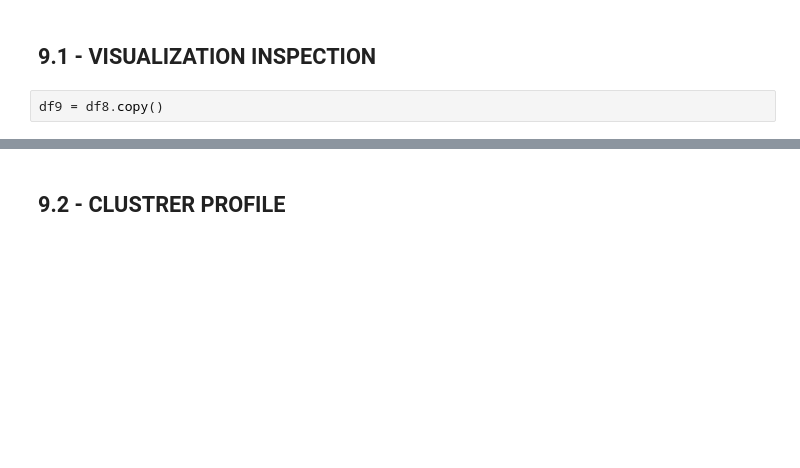
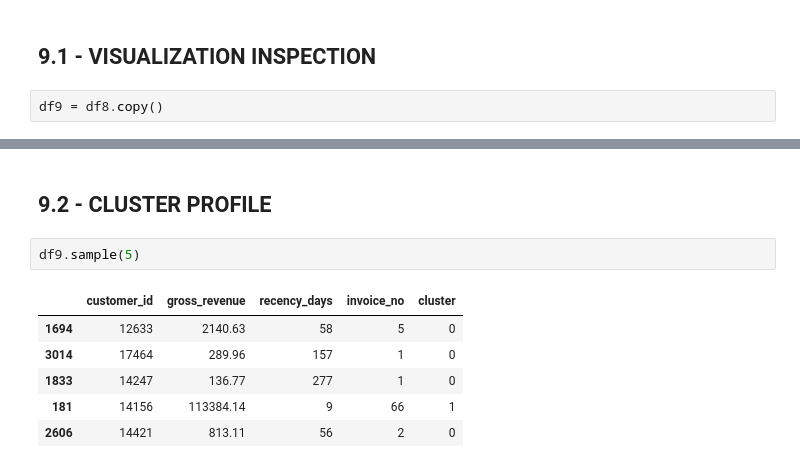
Before and after one commit to erickvieiras/customer_loyalty_program, a Jupyter notebook: notebook/clustering.ipynb, the cells around one changed output, grey strips where cells are left out. Drawn from its saved outputs; the diff is of its cells as text; blank space fills up the shorter version.

```diff
--- a/notebook/clustering.ipynb
+++ b/notebook/clustering.ipynb
@@ -261,2 +365,11 @@ fig.show()
 # %% [markdown]
-## 9.2 - CLUSTRER PROFILE
+## 9.2 - CLUSTER PROFILE
+# %%
+df9.sample(5)
+# %% [output]
+|  | customer_id | gross_revenue | recency_days | invoice_no | cluster |
+| 1694 | 12633 | 2140.63 | 58 | 5 | 0 |
+| 3014 | 17464 | 289.96 | 157 | 1 | 0 |
+| 1833 | 14247 | 136.77 | 277 | 1 | 0 |
+| 181 | 14156 | 113384.14 | 9 | 66 | 1 |
+| 2606 | 14421 | 813.11 | 56 | 2 | 0 |
```
Also changed, not shown: parts of 15 cells of this notebook.
